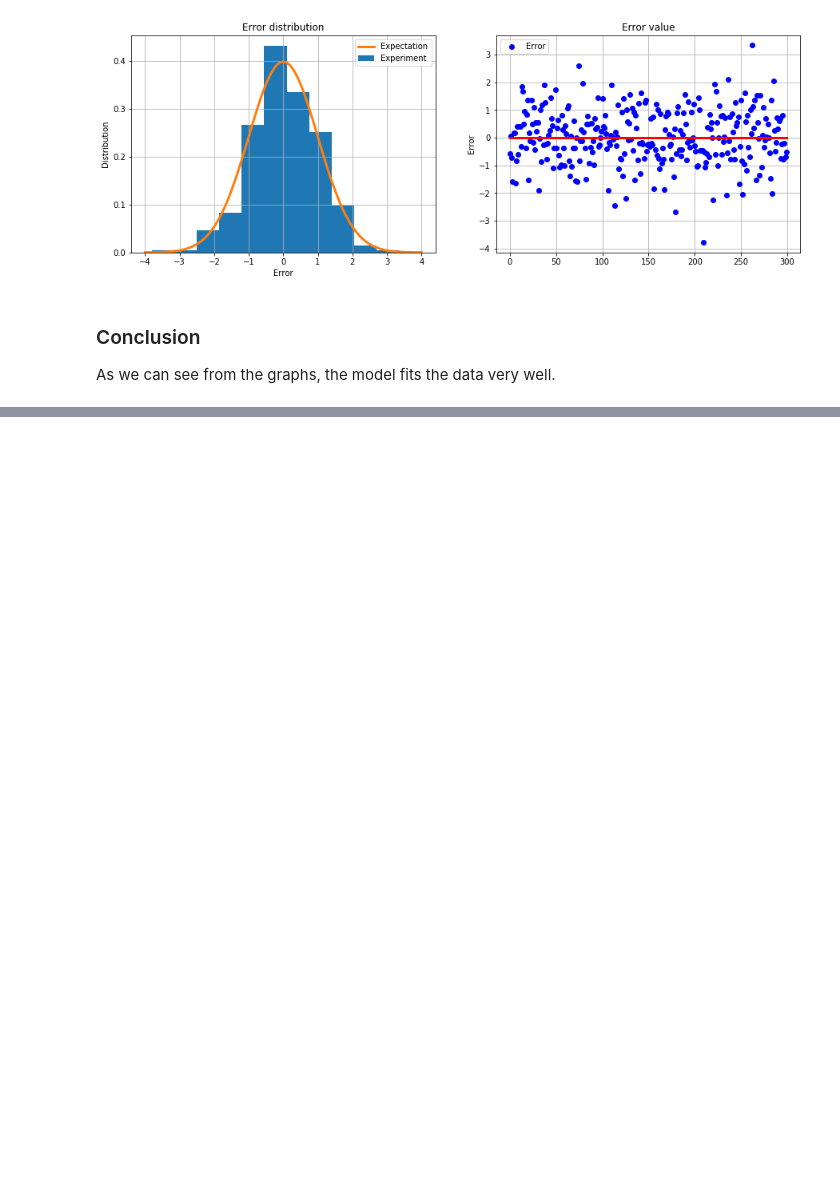
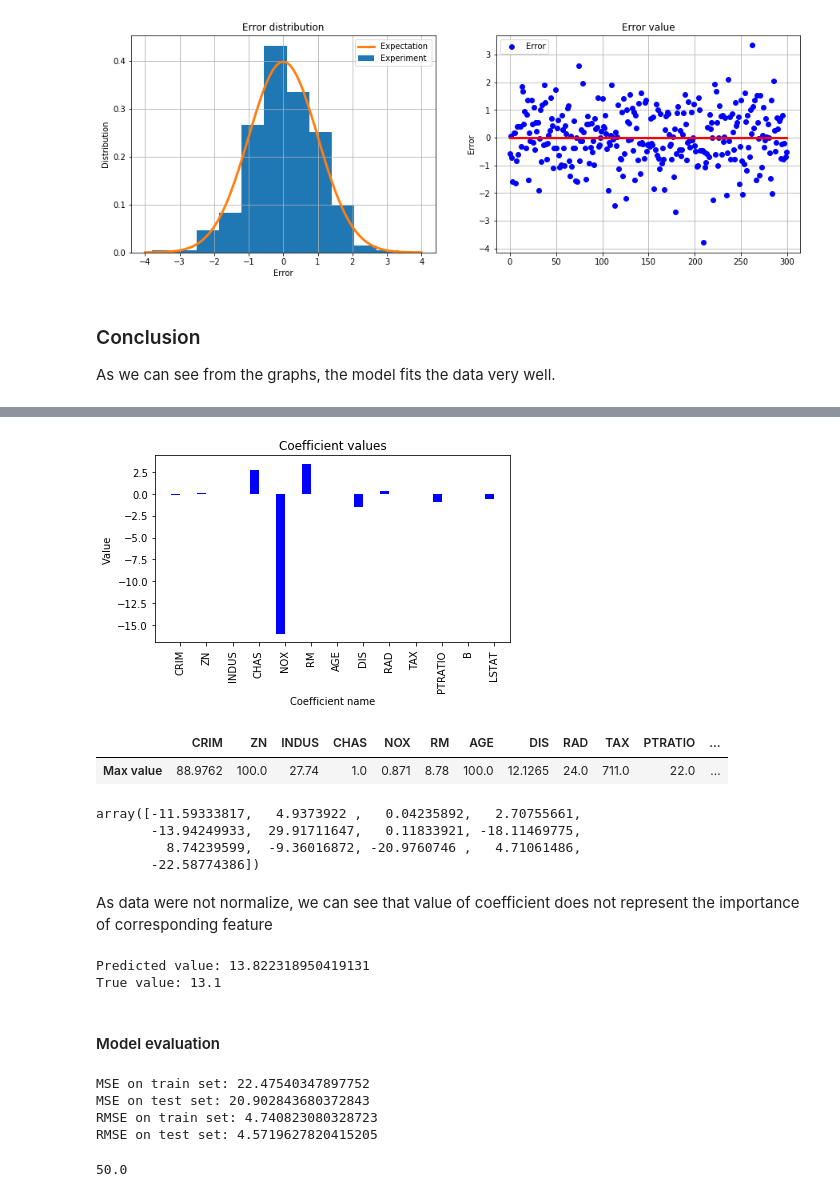
Before and after one commit to nguyenbh1507/TIC-Data-Science-1, a Jupyter notebook: Session3/Linear-regression-and-evaluation.ipynb, the cells around one changed output, grey strips where cells are left out. Cells and saved outputs as stored; diff of their text form; code cells hidden in the pictures; blank space fills up the shorter version.

```diff
--- a/Session3/Linear-regression-and-evaluation.ipynb
+++ b/Session3/Linear-regression-and-evaluation.ipynb
@@ -180,0 +303,11 @@ As we can see from the graphs, the model fits the data very well.
+# %%
+# create train/test datasets
+Xtrain, Xtest, Ytrain, Ytest = \
+train_test_split(
+    boston_dataset.data, boston_dataset.target.reshape(-1,1),
+    test_size=0.2,
+    random_state=5
+)
+# %%
+# model object
+lrModel = linear_model.LinearRegression()
@@ -180,0 +330,58 @@ As we can see from the graphs, the model fits the data very well.
+# %%
+# visualize model coefficients
+fig, ax = plt.subplots()
+indices = np.arange(len(coef))
+names = boston_dataset.feature_names
+bar_width = 0.35
+ax.bar(indices, coef, bar_width, color='b')
+ax.set_xlabel('Coefficient name')
+ax.set_ylabel('Value')
+ax.set_title('Coefficient values')
+ax.set_xticks(indices + bar_width / 2)
+ax.set_xticklabels(names, rotation=90)
+
+fig.tight_layout()
+plt.show()
+# %% [output]
+[figure, added]
+# %%
+# see max values of each features
+pd.DataFrame(boston_df[names].max(), columns=['Max value']).transpose()
+# %% [output]
+|  | CRIM | ZN | INDUS | CHAS | NOX | RM | AGE | DIS | RAD | TAX | PTRATIO | ... |
+| Max value | 88.9762 | 100.0 | 27.74 | 1.0 | 0.871 | 8.78 | 100.0 | 12.1265 | 24.0 | 711.0 | 22.0 | ... |
+# %%
+# Multiply max value with corresponding model coefficient
+np.multiply(boston_df[names].max().tolist(), coef)
+# %% [output]
+array([-11.59333817,   4.9373922 ,   0.04235892,   2.70755661,
+       -13.94249933,  29.91711647,   0.11833921, -18.11469775,
+         8.74239599,  -9.36016872, -20.9760746 ,   4.71061486,
+       -22.58774386])
+# %% [markdown]
+As data were not normalize, we can see that value of coefficient does not represent the importance of corresponding feature
+# %%
+# get prediction of first combination of features in train data
+sample = Xtrain[0:1,:] # should be 2D array (number of samples, number of features)
+prediction = lrModel.predict(sample)
+print('Predicted value:', prediction.squeeze(), '\nTrue value:', Ytrain[0].squeeze())
+# %% [output]
+Predicted value: 13.822318950419131
+True value: 13.1
+# %% [markdown]
+#### Model evaluation
+# %%
+print('MSE on train set:', mean_squared_error(Ytrain,lrModel.predict(Xtrain)))
+print('MSE on test set:', mean_squared_error(Ytest,lrModel.predict(Xtest)))
+print('RMSE on train set:', np.sqrt(mean_squared_error(Ytrain,lrModel.predict(Xtrain))))
+print('RMSE on test set:', np.sqrt(mean_squared_error(Ytest,lrModel.predict(Xtest))))
+# %% [output]
+MSE on train set: 22.47540347897752
+MSE on test set: 20.902843680372843
+RMSE on train set: 4.740823080328723
+RMSE on test set: 4.5719627820415205
+# %%
+# max price
+boston_df.PRICE.max()
+# %% [output]
+50.0
```
Also changed, not shown: parts of 23 cells of this notebook, 7 other files.
